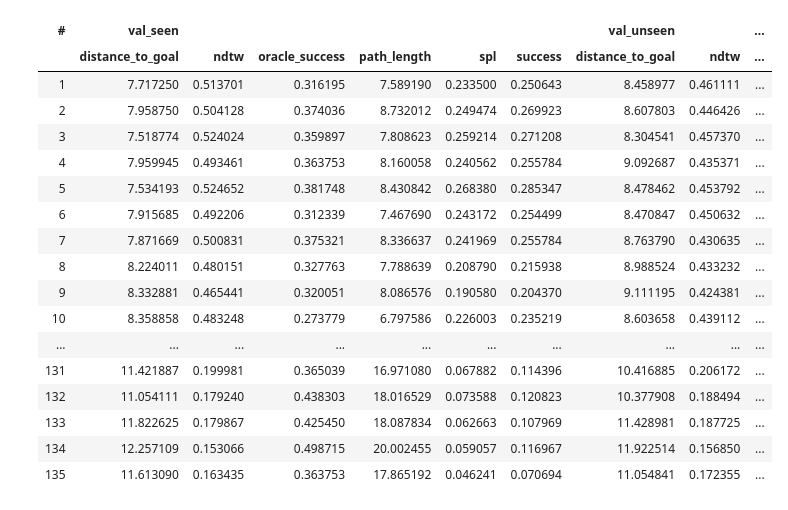
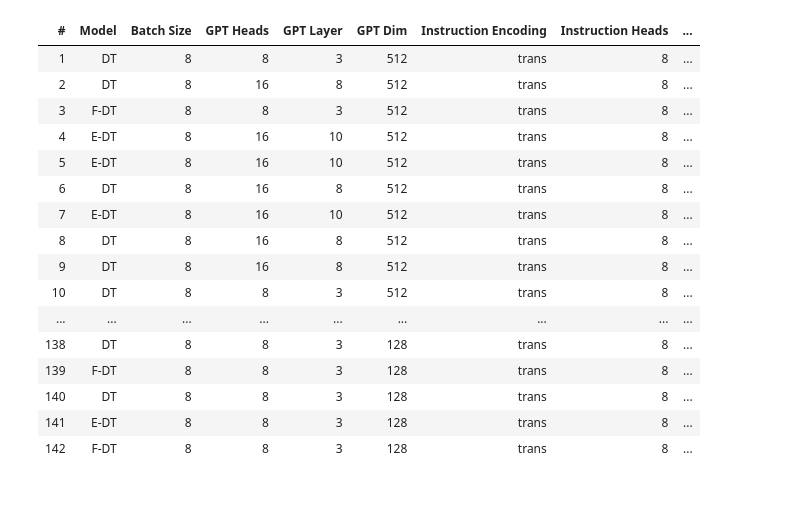
Before and after one commit to rafiberlin/VLN-CE, a Jupyter notebook: for_report_only.ipynb, the cells around one changed output. Drawn from its saved outputs; the diff is of its cells as text; code cells hidden in the pictures.

Commit message:
New conf

```diff
--- a/for_report_only.ipynb
+++ b/for_report_only.ipynb
@@ -5,11 +5,3 @@ import matplotlib.pyplot as plt
 import numpy as np
 from vlnce_baselines.config.default import get_config
 from vlnce_baselines import utils
-
-split = ["val_seen"]
-
-eval_dir = "data/checkpoints/normal/dt_08_sparse_reward_to_go/evals"
-
-t = utils.get_result_files_per_datasplit(eval_dir)
-r = utils.read_results_per_split(t)
-print(r)
@@ -34,16 +7,0 @@ print(r)
-# %%
-import seaborn as sns
-
-def plot(frame, filter = ["spl", "oracle_success", "success", "ndtw"], xticks=[ 15 , 20,25,30,35]):
-
-    data = frame[filter]
-    plt.figure()
-    graph = sns.lineplot(data=data*100)
-    graph.set(xticks=xticks, yticks=[ 20, 25, 30, 35, 40, 45])
-    graph.set(xlabel ="Training Epochs", ylabel = "Rate in %", title =f'Metrics Performance per Epochs for {split}')
-
-filter = ["spl", "success"]
-
-for split in r.keys():
-    frame = r[split][1]
-    plot(frame, filter)
@@ -337,21 +258,20 @@ html_display(report_conf_list)
 # %%
-html_display(report_result_list)
+html_display(report_conf_list)
 # %% [output]
-| # | val_seen |  |  |  |  |  | val_unseen |  | ... |
-|  | distance_to_goal | ndtw | oracle_success | path_length | spl | success | distance_to_goal | ndtw | ... |
-| 1 | 7.717250 | 0.513701 | 0.316195 | 7.589190 | 0.233500 | 0.250643 | 8.458977 | 0.461111 | ... |
-| 2 | 7.958750 | 0.504128 | 0.374036 | 8.732012 | 0.249474 | 0.269923 | 8.607803 | 0.446426 | ... |
-| 3 | 7.518774 | 0.524024 | 0.359897 | 7.808623 | 0.259214 | 0.271208 | 8.304541 | 0.457370 | ... |
-| 4 | 7.959945 | 0.493461 | 0.363753 | 8.160058 | 0.240562 | 0.255784 | 9.092687 | 0.435371 | ... |
-| 5 | 7.534193 | 0.524652 | 0.381748 | 8.430842 | 0.268380 | 0.285347 | 8.478462 | 0.453792 | ... |
-| 6 | 7.915685 | 0.492206 | 0.312339 | 7.467690 | 0.243172 | 0.254499 | 8.470847 | 0.450632 | ... |
-| 7 | 7.871669 | 0.500831 | 0.375321 | 8.336637 | 0.241969 | 0.255784 | 8.763790 | 0.430635 | ... |
-| 8 | 8.224011 | 0.480151 | 0.327763 | 7.788639 | 0.208790 | 0.215938 | 8.988524 | 0.433232 | ... |
-| 9 | 8.332881 | 0.465441 | 0.320051 | 8.086576 | 0.190580 | 0.204370 | 9.111195 | 0.424381 | ... |
-| 10 | 8.358858 | 0.483248 | 0.273779 | 6.797586 | 0.226003 | 0.235219 | 8.603658 | 0.439112 | ... |
-| ... | ... | ... | ... | ... | ... | ... | ... | ... | ... |
-| 131 | 11.421887 | 0.199981 | 0.365039 | 16.971080 | 0.067882 | 0.114396 | 10.416885 | 0.206172 | ... |
-| 132 | 11.054111 | 0.179240 | 0.438303 | 18.016529 | 0.073588 | 0.120823 | 10.377908 | 0.188494 | ... |
-| 133 | 11.822625 | 0.179867 | 0.425450 | 18.087834 | 0.062663 | 0.107969 | 11.428981 | 0.187725 | ... |
-| 134 | 12.257109 | 0.153066 | 0.498715 | 20.002455 | 0.059057 | 0.116967 | 11.922514 | 0.156850 | ... |
-| 135 | 11.613090 | 0.163435 | 0.363753 | 17.865192 | 0.046241 | 0.070694 | 11.054841 | 0.172355 | ... |
+| # | Model | Batch Size | GPT Heads | GPT Layer | GPT Dim | Instruction Encoding | Instruction Heads | ... |
+| 1 | DT | 8 | 8 | 3 | 512 | trans | 8 | ... |
+| 2 | DT | 8 | 16 | 8 | 512 | trans | 8 | ... |
+| 3 | F-DT | 8 | 8 | 3 | 512 | trans | 8 | ... |
+| 4 | E-DT | 8 | 16 | 10 | 512 | trans | 8 | ... |
+| 5 | E-DT | 8 | 16 | 10 | 512 | trans | 8 | ... |
+| 6 | DT | 8 | 16 | 8 | 512 | trans | 8 | ... |
+| 7 | E-DT | 8 | 16 | 10 | 512 | trans | 8 | ... |
+| 8 | DT | 8 | 16 | 8 | 512 | trans | 8 | ... |
+| 9 | DT | 8 | 16 | 8 | 512 | trans | 8 | ... |
+| 10 | DT | 8 | 8 | 3 | 512 | trans | 8 | ... |
+| ... | ... | ... | ... | ... | ... | ... | ... | ... |
+| 138 | DT | 8 | 8 | 3 | 128 | trans | 8 | ... |
+| 139 | F-DT | 8 | 8 | 3 | 128 | trans | 8 | ... |
+| 140 | DT | 8 | 8 | 3 | 128 | trans | 8 | ... |
+| 141 | E-DT | 8 | 8 | 3 | 128 | trans | 8 | ... |
+| 142 | F-DT | 8 | 8 | 3 | 128 | trans | 8 | ... |
```
Also changed, not shown: parts of 11 cells of this notebook.
